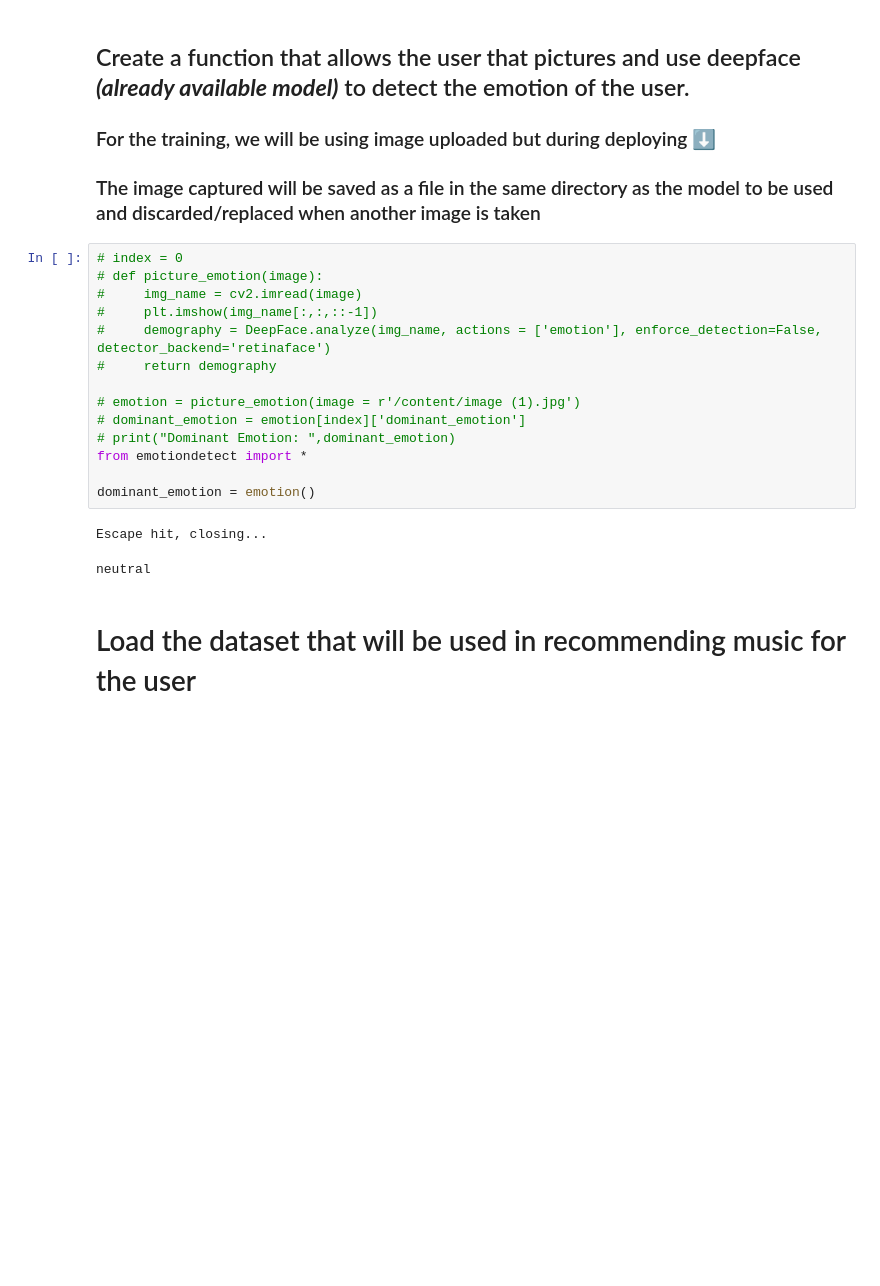
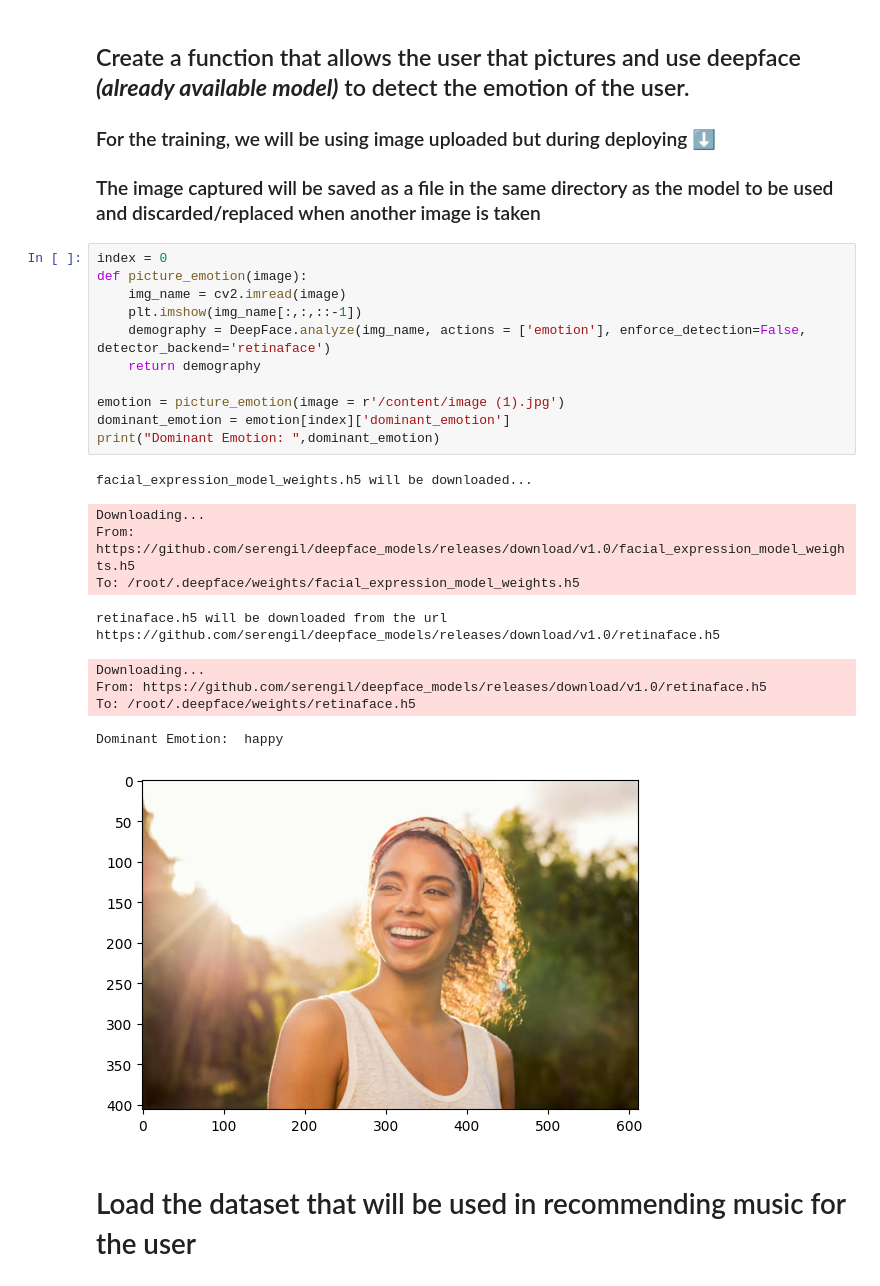
Before and after one commit to mzbhewtee/music_recommendation, a Jupyter notebook: Song_Rcommendation.ipynb, the cells around one changed output. Drawn from its saved outputs; the diff is of its cells as text; blank space fills up the shorter version.

```diff
--- a/Song_Rcommendation.ipynb
+++ b/Song_Rcommendation.ipynb
@@ -60,22 +54,27 @@ from deepface import DeepFace
 
 ### The image captured will be saved as a file in the same directory as the model to be used and discarded/replaced when another image is taken
 # %%
-# index = 0
-# def picture_emotion(image):
-#     img_name = cv2.imread(image)
-#     plt.imshow(img_name[:,:,::-1])
-#     demography = DeepFace.analyze(img_name, actions = ['emotion'], enforce_detection=False, detector_backend='retinaface')
-#     return demography
+index = 0
+def picture_emotion(image):
+    img_name = cv2.imread(image)
+    plt.imshow(img_name[:,:,::-1])
+    demography = DeepFace.analyze(img_name, actions = ['emotion'], enforce_detection=False, detector_backend='retinaface')
+    return demography
 
-# emotion = picture_emotion(image = r'/content/image (1).jpg')
-# dominant_emotion = emotion[index]['dominant_emotion']
-# print("Dominant Emotion: ",dominant_emotion)
-from emotiondetect import *
-
-dominant_emotion = emotion()
+emotion = picture_emotion(image = r'/content/image (1).jpg')
+dominant_emotion = emotion[index]['dominant_emotion']
+print("Dominant Emotion: ",dominant_emotion)
 # %% [output]
-Escape hit, closing...
+facial_expression_model_weights.h5 will be downloaded...
-neutral
+Downloading...
+From: https://github.com/serengil/deepface_models/releases/download/v1.0/facial_expression_model_weights.h5
+To: /root/.deepface/weights/facial_expression_model_weights.h5
+retinaface.h5 will be downloaded from the url https://github.com/serengil/deepface_models/releases/download/v1.0/retinaface.h5
+Downloading...
+From: https://github.com/serengil/deepface_models/releases/download/v1.0/retinaface.h5
+To: /root/.deepface/weights/retinaface.h5
+Dominant Emotion:  happy
+[figure, added]
 # %% [markdown]
 # Load the dataset that will be used in recommending music for the user
 # %%
```
Also changed, not shown: parts of 12 cells of this notebook.
